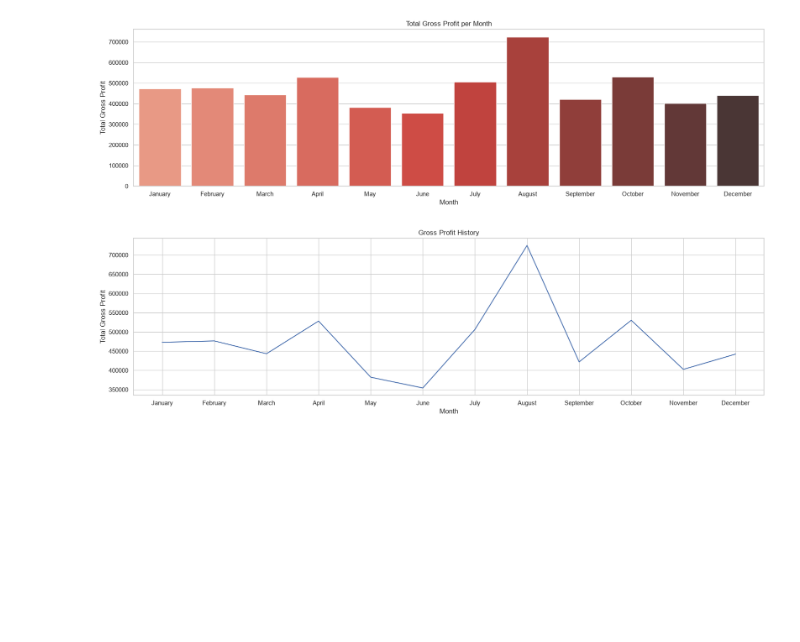
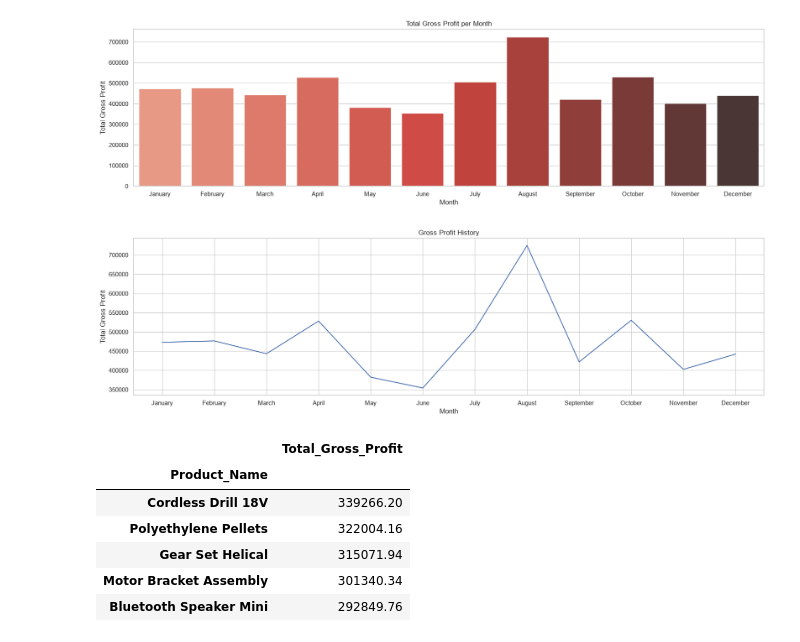
Before and after one commit to barafa-public/supply-chain-gross-profit-analysis, a Jupyter notebook: analysis_processes/data_visualization.ipynb, the cells around one changed output. Drawn from its saved outputs; the diff is of its cells as text; code cells hidden in the pictures; blank space fills up the shorter version.

```diff
--- a/analysis_processes/data_visualization.ipynb
+++ b/analysis_processes/data_visualization.ipynb
@@ -101,3 +101,22 @@ plt.ylabel("Total Gross Profit")
 plt.show()
 # %% [output]
 [figure]
+# %%
+# 3. Revenue based on every product
+# Analyzing top 5 product with highest revenue
+
+# Get product and total revenue
+
+product_revenue = df_sales_orders.groupby("Product_Name").agg(
+    Total_Gross_Profit = ("Gross_Profit", "sum")
+).sort_values(by="Total_Gross_Profit", ascending=False).head()
+
+product_revenue
+# %% [output]
+|  | Total_Gross_Profit |
+| Product_Name |  |
+| Cordless Drill 18V | 339266.20 |
+| Polyethylene Pellets | 322004.16 |
+| Gear Set Helical | 315071.94 |
+| Motor Bracket Assembly | 301340.34 |
+| Bluetooth Speaker Mini | 292849.76 |
```
Also changed, not shown: parts of 2 cells of this notebook.
